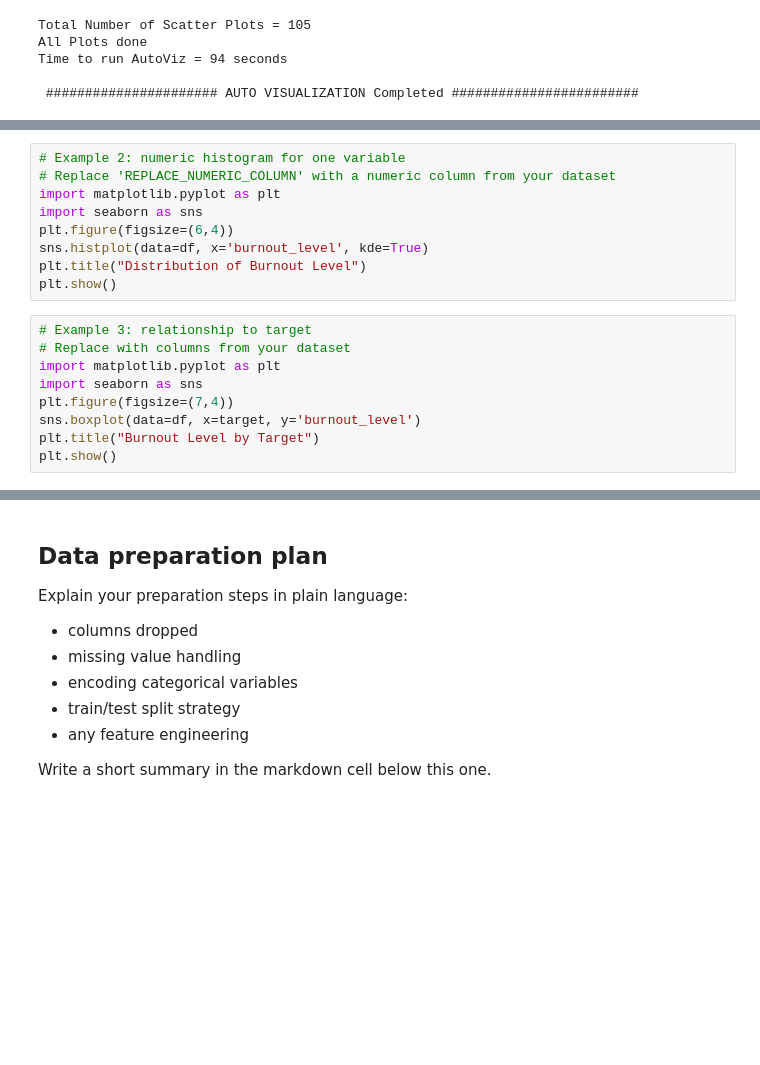
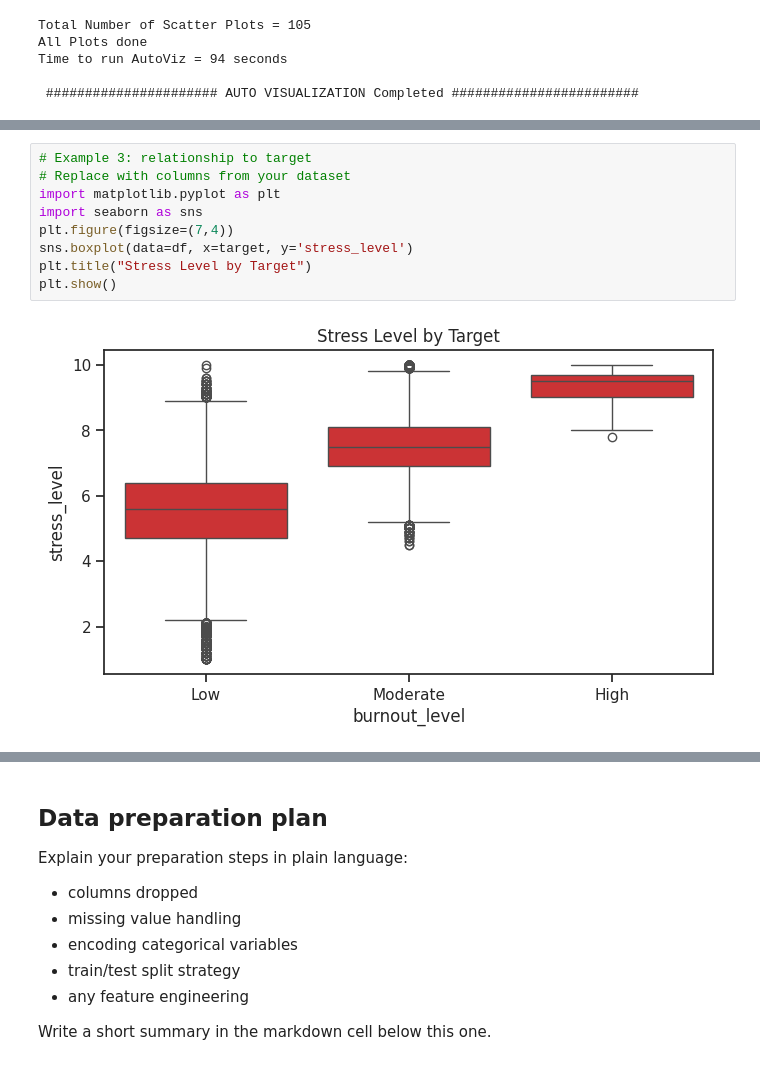
Before and after one commit to NinaHRO/CIS-3902-AI-and-ML, a Jupyter notebook: DataMining_Project_Template_Spring_2026_(1)_(2).ipynb, the cells around one changed output, grey strips where cells are left out. Saved outputs shown, nothing was run; the diff lists cells and outputs as text; blank space fills up the shorter version.

```diff
--- a/DataMining_Project_Template_Spring_2026_(1)_(2).ipynb
+++ b/DataMining_Project_Template_Spring_2026_(1)_(2).ipynb
@@ -299,18 +302,11 @@ plt.show()
 # %%
-# Example 2: numeric histogram for one variable
-# Replace 'REPLACE_NUMERIC_COLUMN' with a numeric column from your dataset
+# Example 3: relationship to target
+# Replace with columns from your dataset
 import matplotlib.pyplot as plt
 import seaborn as sns
-plt.figure(figsize=(6,4))
-sns.histplot(data=df, x='burnout_level', kde=True)
-plt.title("Distribution of Burnout Level")
+plt.figure(figsize=(7,4))
+sns.boxplot(data=df, x=target, y='stress_level')
+plt.title("Stress Level by Target")
 plt.show()
+# %% [output]
+[figure, added]
-# %%
-# Example 3: relationship to target
-# Replace with columns from your dataset
-import matplotlib.pyplot as plt
-import seaborn as sns
-plt.figure(figsize=(7,4))
-sns.boxplot(data=df, x=target, y='burnout_level')
-plt.title("Burnout Level by Target")
-plt.show()
```
Also changed, not shown: parts of 6 cells of this notebook.
